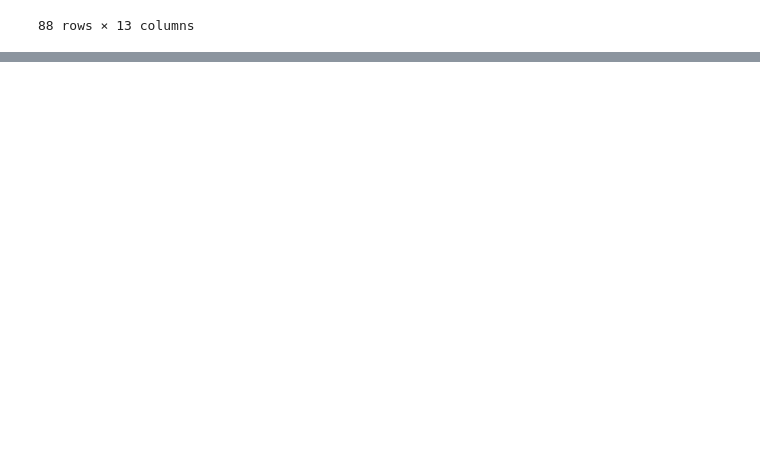
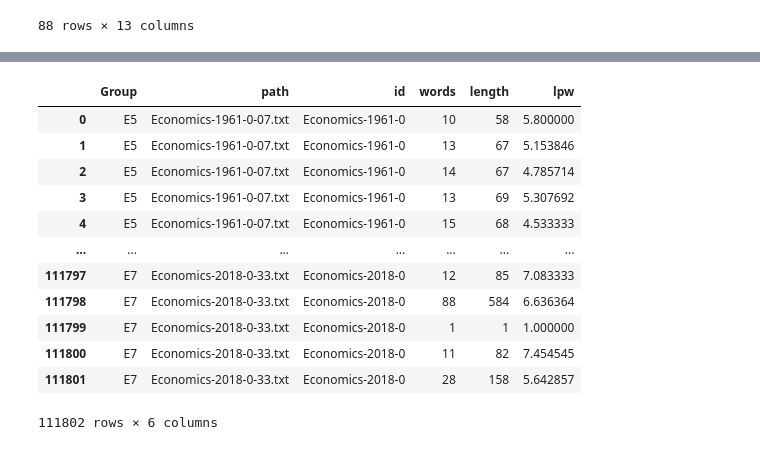
Before and after one commit to beckym223/manual_work, a Jupyter notebook: distribution_of_line_lens.ipynb, the cells around one changed output, grey strips where cells are left out. Cells and saved outputs as stored; diff of their text form; code cells hidden in the pictures; blank space fills up the shorter version.

```diff
--- a/distribution_of_line_lens.ipynb
+++ b/distribution_of_line_lens.ipynb
@@ -63,0 +107,18 @@ lengths
+# %%
+df = pd.DataFrame(rows,columns = ["Group",'path',"id","words","length",'lpw'])
+df = df.copy()[df['length']!=0]
+df
+# %% [output]
+|  | Group | path | id | words | length | lpw |
+| 0 | E5 | Economics-1961-0-07.txt | Economics-1961-0 | 10 | 58 | 5.800000 |
+| 1 | E5 | Economics-1961-0-07.txt | Economics-1961-0 | 13 | 67 | 5.153846 |
+| 2 | E5 | Economics-1961-0-07.txt | Economics-1961-0 | 14 | 67 | 4.785714 |
+| 3 | E5 | Economics-1961-0-07.txt | Economics-1961-0 | 13 | 69 | 5.307692 |
+| 4 | E5 | Economics-1961-0-07.txt | Economics-1961-0 | 15 | 68 | 4.533333 |
+| ... | ... | ... | ... | ... | ... | ... |
+| 111797 | E7 | Economics-2018-0-33.txt | Economics-2018-0 | 12 | 85 | 7.083333 |
+| 111798 | E7 | Economics-2018-0-33.txt | Economics-2018-0 | 88 | 584 | 6.636364 |
+| 111799 | E7 | Economics-2018-0-33.txt | Economics-2018-0 | 1 | 1 | 1.000000 |
+| 111800 | E7 | Economics-2018-0-33.txt | Economics-2018-0 | 11 | 82 | 7.454545 |
+| 111801 | E7 | Economics-2018-0-33.txt | Economics-2018-0 | 28 | 158 | 5.642857 |
+111802 rows × 6 columns
```
Also changed, not shown: parts of 21 cells of this notebook, 28 other files.
